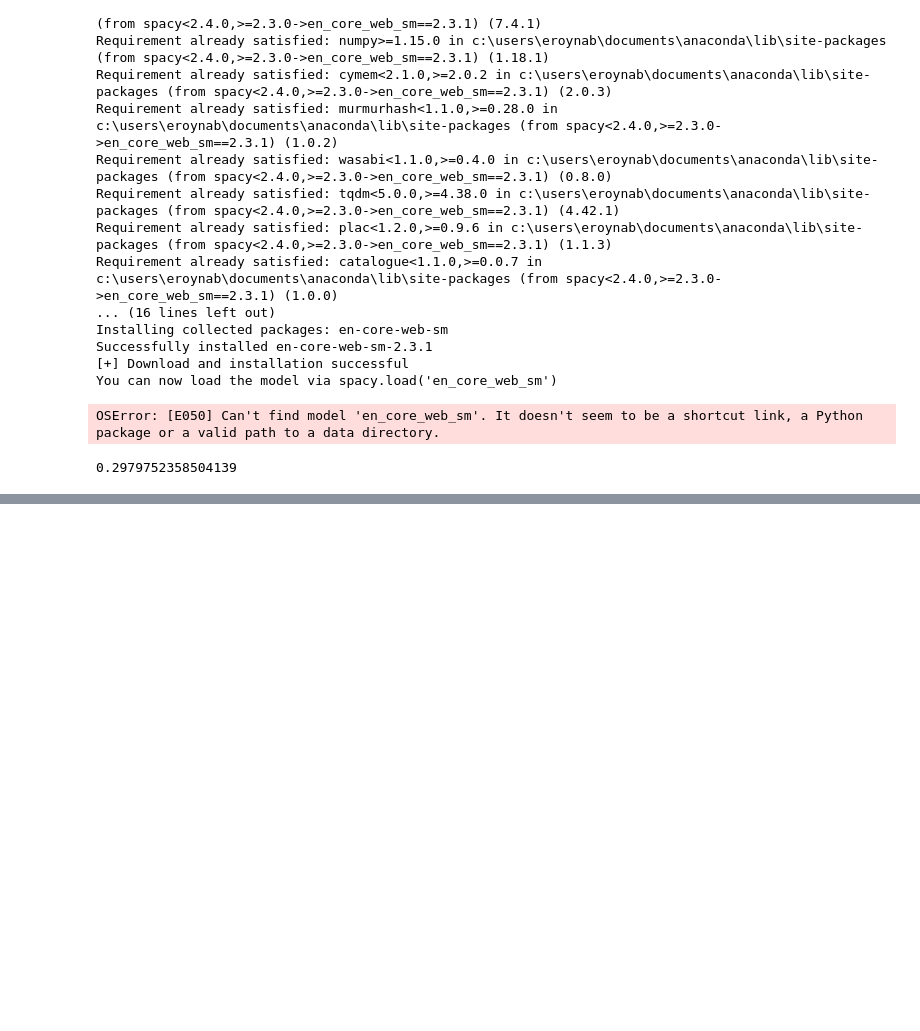
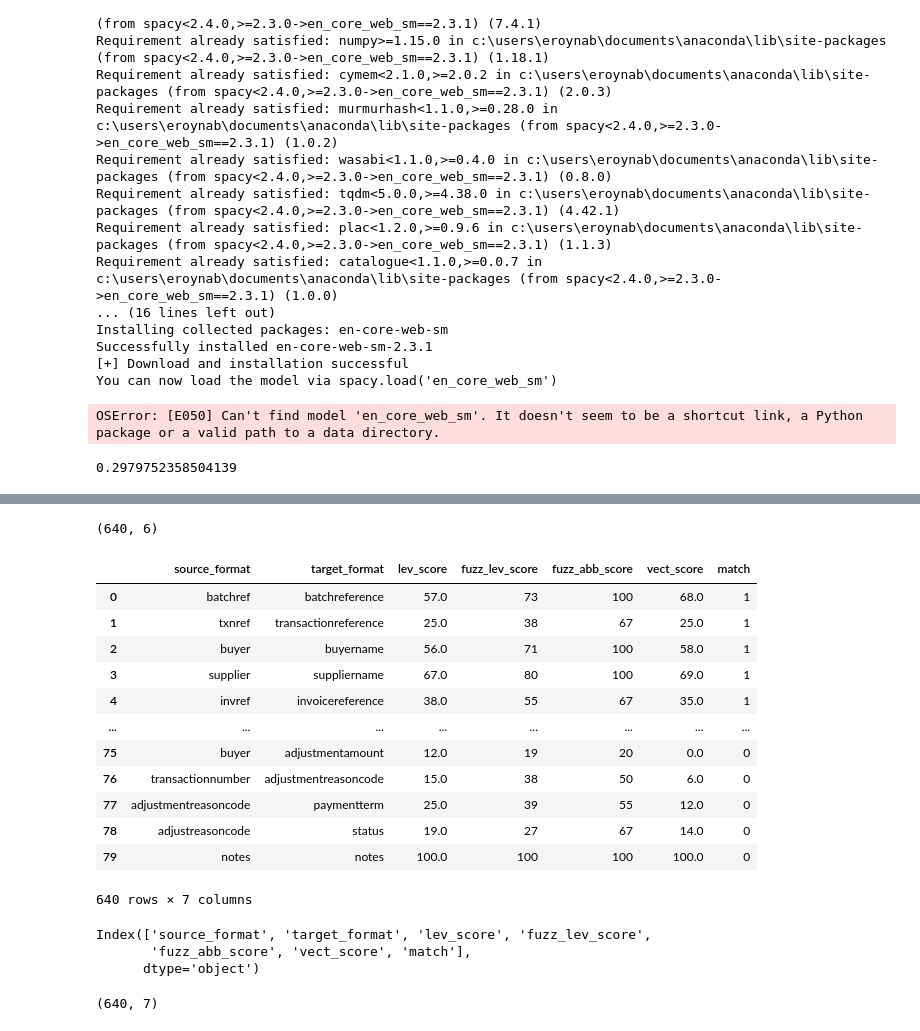
Before and after one commit to Nabarko/ML_String_Matching, a Jupyter notebook: String_Matching.ipynb, the cells around one changed output, grey strips where cells are left out. Saved outputs shown, nothing was run; the diff lists cells and outputs as text; code cells hidden in the pictures; blank space fills up the shorter version.

```diff
--- a/String_Matching.ipynb
+++ b/String_Matching.ipynb
@@ -216,0 +356,5 @@ KeyError: "word 'batch' not in vocabulary"
+# %%
+fuzz_abb_score = [fuzz.partial_token_sort_ratio(list(dataset["source_format"])[i],list(dataset["target_format"])[i]) for i in range(0,len(dataset["source_format"]))]
+
+dataset["fuzz_abb_score"] = fuzz_abb_score
+dataset
@@ -216,0 +375,18 @@ KeyError: "word 'batch' not in vocabulary"
+# %%
+from sklearn.feature_extraction.text import TfidfVectorizer
+import pickle
+
+def ngrams(string, n=2):
+    ngrams = zip(*[string[i:] for i in range(n)])
+    return [''.join(ngram) for ngram in ngrams]
+
+#vectorizer = TfidfVectorizer(analyzer=ngrams)
+vectorizer = pickle.load(open("vect.sav","rb"))
+
+def cosine_sim(text1, text2, vect):
+    #vectorizer = TfidfVectorizer(analyzer=ngrams)
+    #vectorizer = pickle.load(open("vect.sav","rb"))
+    tfidf = vect.fit_transform([text1, text2])
+    return ((tfidf * tfidf.T).A)[0,1]
+
+vect_score = [round(cosine_sim(list(dataset["source_format"])[i],list(dataset["target_format"])[i],vectorizer),2)*100 for i in range(0,len(dataset["source_format"]))]
@@ -216,0 +397,8 @@ KeyError: "word 'batch' not in vocabulary"
+# %%
+dataset["vect_score"] = vect_score
+# %%
+dataset.shape
+# %% [output]
+(640, 6)
+# %%
+dataset["match"] = [1 if i < 320 else 0 for i in range(0,dataset.shape[0])]
@@ -216,0 +407,26 @@ KeyError: "word 'batch' not in vocabulary"
+# %%
+dataset
+# %% [output]
+|  | source_format | target_format | lev_score | fuzz_lev_score | fuzz_abb_score | vect_score | match |
+| 0 | batchref | batchreference | 57.0 | 73 | 100 | 68.0 | 1 |
+| 1 | txnref | transactionreference | 25.0 | 38 | 67 | 25.0 | 1 |
+| 2 | buyer | buyername | 56.0 | 71 | 100 | 58.0 | 1 |
+| 3 | supplier | suppliername | 67.0 | 80 | 100 | 69.0 | 1 |
+| 4 | invref | invoicereference | 38.0 | 55 | 67 | 35.0 | 1 |
+| ... | ... | ... | ... | ... | ... | ... | ... |
+| 75 | buyer | adjustmentamount | 12.0 | 19 | 20 | 0.0 | 0 |
+| 76 | transactionnumber | adjustmentreasoncode | 15.0 | 38 | 50 | 6.0 | 0 |
+| 77 | adjustmentreasoncode | paymentterm | 25.0 | 39 | 55 | 12.0 | 0 |
+| 78 | adjustreasoncode | status | 19.0 | 27 | 67 | 14.0 | 0 |
+| 79 | notes | notes | 100.0 | 100 | 100 | 100.0 | 0 |
+640 rows × 7 columns
+# %%
+dataset.columns
+# %% [output]
+Index(['source_format', 'target_format', 'lev_score', 'fuzz_lev_score',
+       'fuzz_abb_score', 'vect_score', 'match'],
+      dtype='object')
+# %%
+dataset.shape
+# %% [output]
+(640, 7)
```
Also changed, not shown: parts of 37 cells of this notebook, 7 other files.
